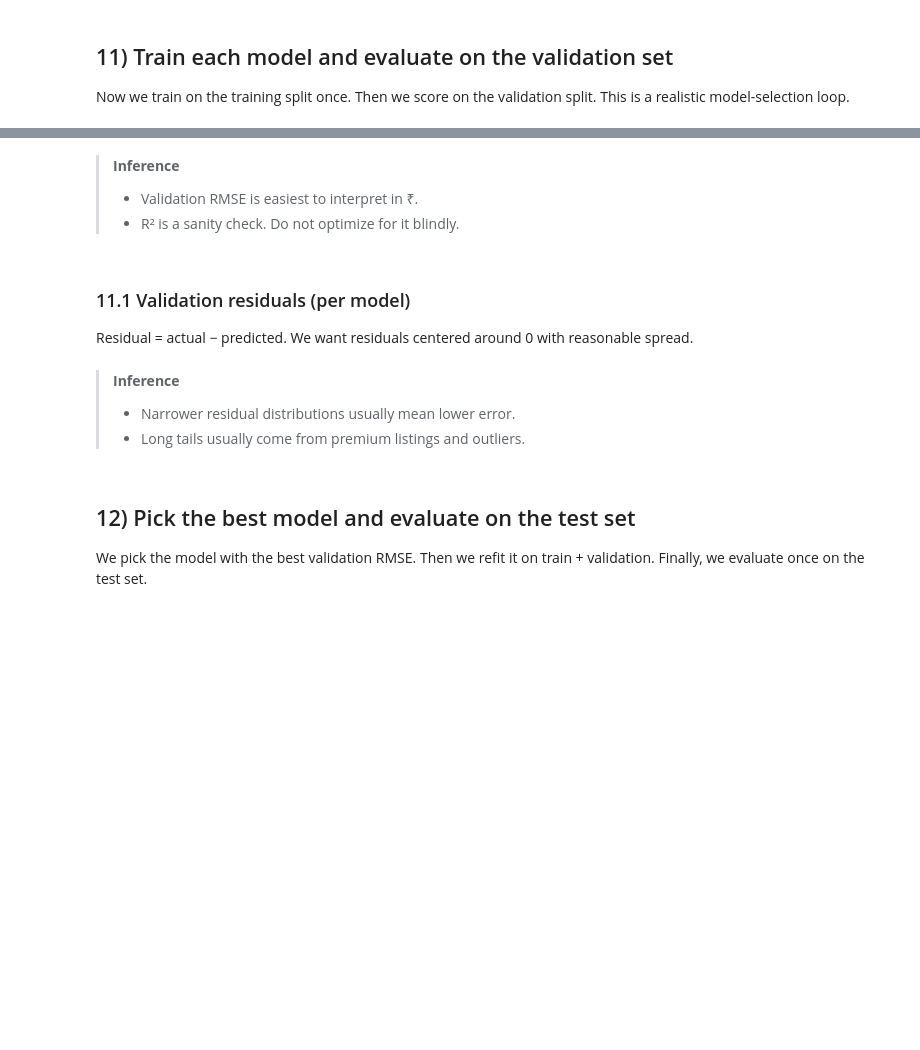
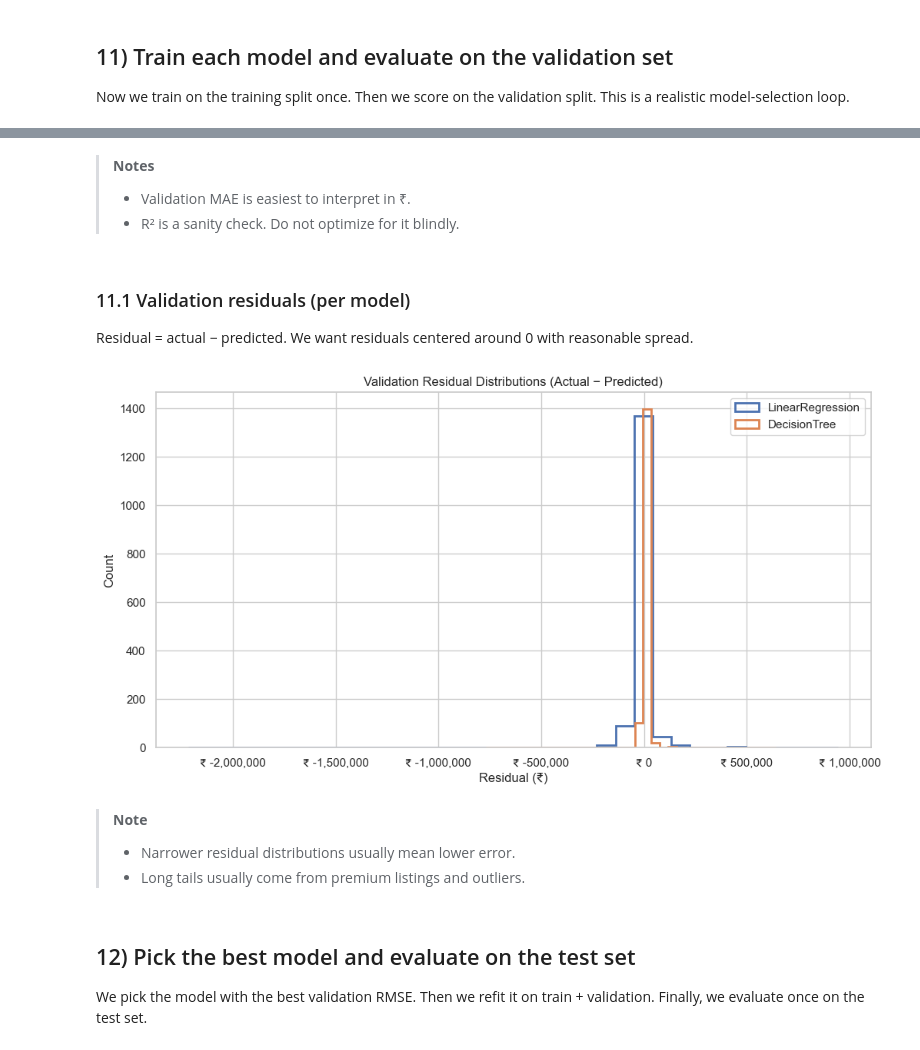
Before and after one commit to nvishnuprasad/ml-learning, a Jupyter notebook: regression/end_to_end_indian_house_rent_regression.ipynb, the cells around one changed output, grey strips where cells are left out. Drawn from its saved outputs; the diff is of its cells as text; code cells hidden in the pictures; blank space fills up the shorter version.

```diff
--- a/regression/end_to_end_indian_house_rent_regression.ipynb
+++ b/regression/end_to_end_indian_house_rent_regression.ipynb
@@ -947,6 +1050,6 @@ display(val_table.style.format({"val_MAE": "{:.2f}", "val_R2": "{:.3f}"}))
 # %% [markdown]
-> **Inference**
-> - Validation RMSE is easiest to interpret in ₹.
+> **Notes**
+> - Validation MAE is easiest to interpret in ₹.
 > - R² is a sanity check. Do not optimize for it blindly.
 # %% [markdown]
 ### 11.1 Validation residuals (per model)
@@ -956,17 +1059,20 @@ We want residuals centered around 0 with reasonable spread.
 # %%
 plt.figure(figsize=(12, 6))
 for name, preds in val_preds.items():
-    residuals = y_val.values - preds
-    plt.hist(residuals, bins=35, histtype="step", linewidth=2, label=name)
+    if (name == 'LinearRegression') or (name == 'DecisionTree'):
+        residuals = y_val.values - preds
+        plt.hist(residuals, bins=35, histtype="step", linewidth=2, label=name)
 
 plt.gca().xaxis.set_major_formatter(inr_formatter)
 plt.title("Validation Residual Distributions (Actual − Predicted)")
 plt.xlabel("Residual (₹)")
 plt.ylabel("Count")
 plt.legend()
 plt.show()
+# %% [output]
+[figure, added]
 # %% [markdown]
-> **Inference**
+> **Note**
 > - Narrower residual distributions usually mean lower error.
 > - Long tails usually come from premium listings and outliers.
 # %% [markdown]
```
Also changed, not shown: parts of 31 cells of this notebook.
